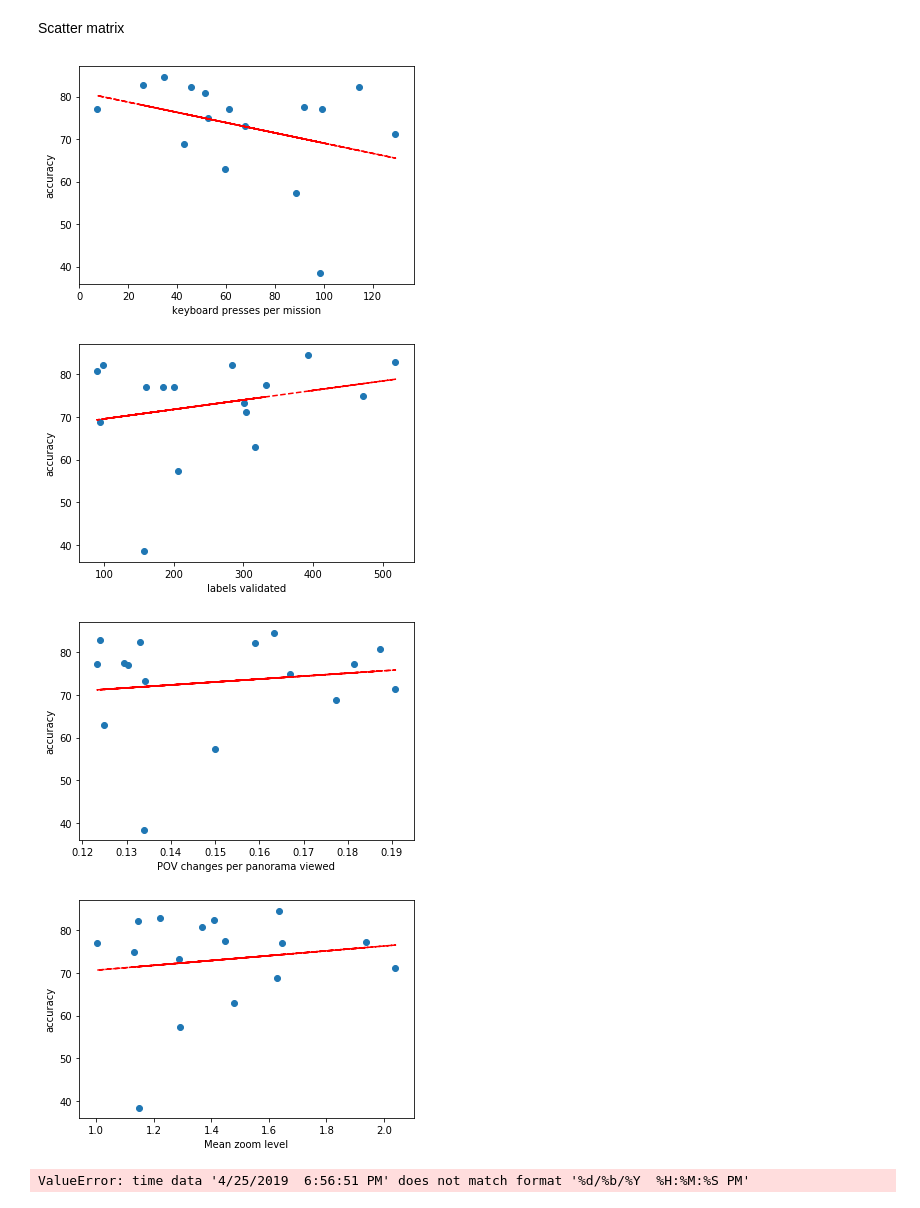
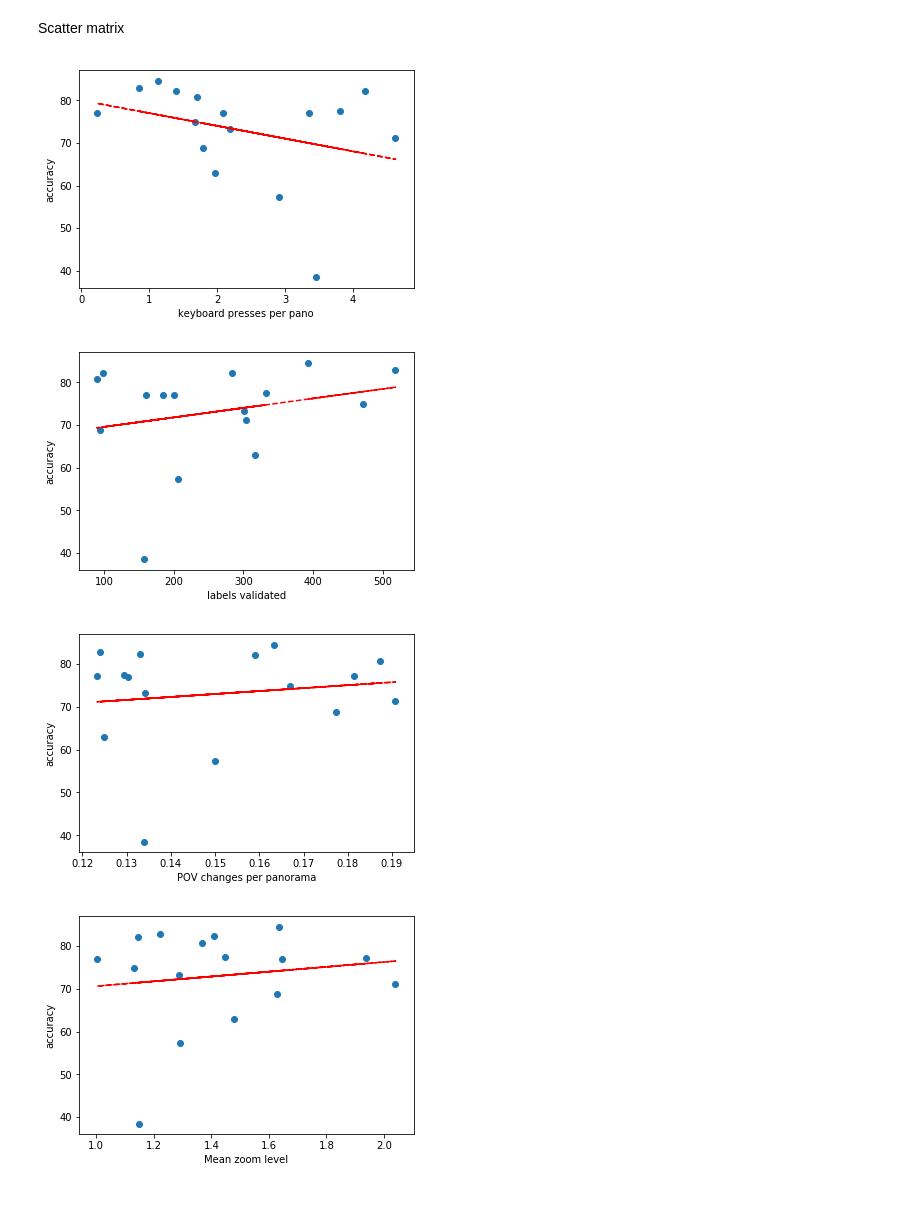
Before and after one commit to ProjectSidewalk/sidewalk-quality-analysis, a Jupyter notebook: sidewalk-user-quality-analysis-neil.ipynb, the cells around one changed output. Drawn from its saved outputs; the diff is of its cells as text; code cells hidden in the pictures.

```diff
--- a/sidewalk-user-quality-analysis-neil.ipynb
+++ b/sidewalk-user-quality-analysis-neil.ipynb
@@ -71,14 +55,17 @@ df_interactions.head()
+# %%
+df_interactions.rename(columns = {'ml-interactions.csv':'timestamp'}, inplace = True)
 # %%
 assert sum(df_interactions['action'].isna()) == 0
 # %%
-def scatter(series, name):
-    fig, ax = plt.subplots()
+def scatter(series, name, ax=None):
+    if ax is None:
+        fig, ax = plt.subplots()
     ax.set_xlabel(name)
     ax.set_ylabel('accuracy')
-    slope, intercept, r_value, p_value, std_err = stats.linregress(series, users_merged[' accuracy'])
+    slope, intercept, r_value, p_value, std_err = stats.linregress(series, users[' accuracy'])
     p = np.poly1d([slope, intercept])
     ax.plot(series, p(series), 'r--')
-    ax.scatter(series, users_merged[' accuracy'])
+    ax.scatter(series, users[' accuracy'])
 # %%
 # analyze avg num of mouse moves per pano vs accuracy
 # %%
@@ -134,11 +107,13 @@ scatter(num_missions, 'number of missions')
 # %% [markdown]
 Scatter matrix
+# %%
+keyboard_per_pano = df_interactions.groupby('user_id').apply(lambda x: sum(x['action'].isin(['LowLevelEvent_keydown', 'KeyboardShortcut_ModeSwitch_NoSidewalk'])) / x['gsv_panorama_id'].unique().size)
 # %%
-scatter(users_merged['keyboard_per_mission'], 'keyboard presses per mission')
+scatter(keyboard_per_pano, 'keyboard presses per pano')
 # %% [output]
-[figure, old version]
+[figure, new version]
 # %%
-scatter(users_merged[' labels_validated'], 'labels validated')
+scatter(users[' labels_validated'], 'labels validated')
 # %% [output]
-[figure, old version]
+[figure, new version]
 # %%
@@ -146,14 +121,10 @@ pov_per_panorama = selection.groupby('user_id').apply(lambda x: sum(x['action']
 # %%
-scatter(pov_per_panorama, 'POV changes per panorama viewed')
+scatter(pov_per_panorama, 'POV changes per panorama')
 # %% [output]
-[figure, old version]
+[figure, new version]
 # %%
 avg_zoom = df_interactions.groupby('user_id').apply(lambda x: x['zoom'].mean())
 # %%
 scatter(avg_zoom, 'Mean zoom level')
 # %% [output]
-[figure, old version]
+[figure, new version]
-# %%
-time.strptime('4/25/2019  6:56:51 PM', '%d/%b/%Y  %H:%M:%S PM')
-# %% [output]
-ValueError: time data '4/25/2019  6:56:51 PM' does not match format '%d/%b/%Y  %H:%M:%S PM'
```
Also changed, not shown: parts of 36 cells of this notebook.
